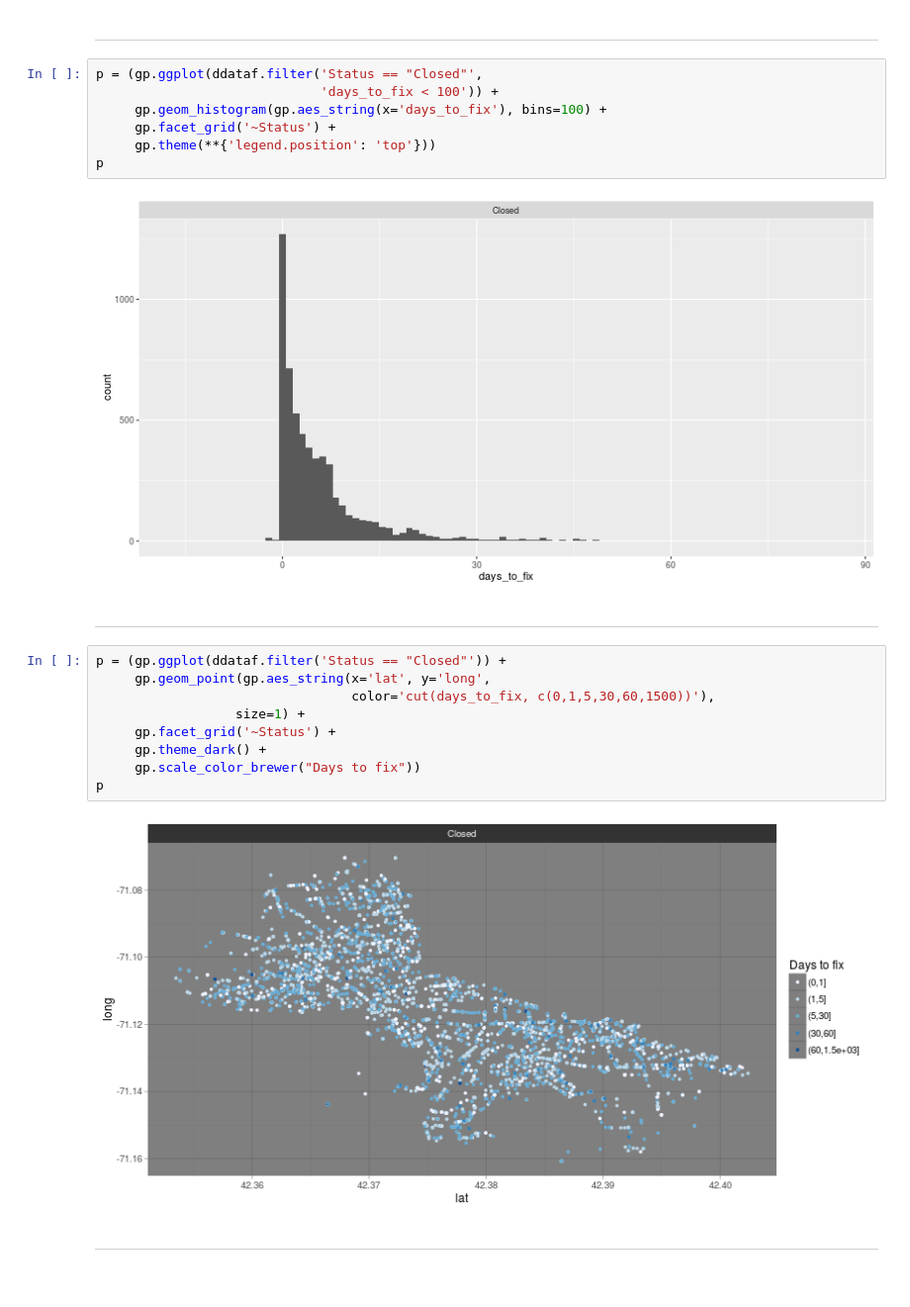
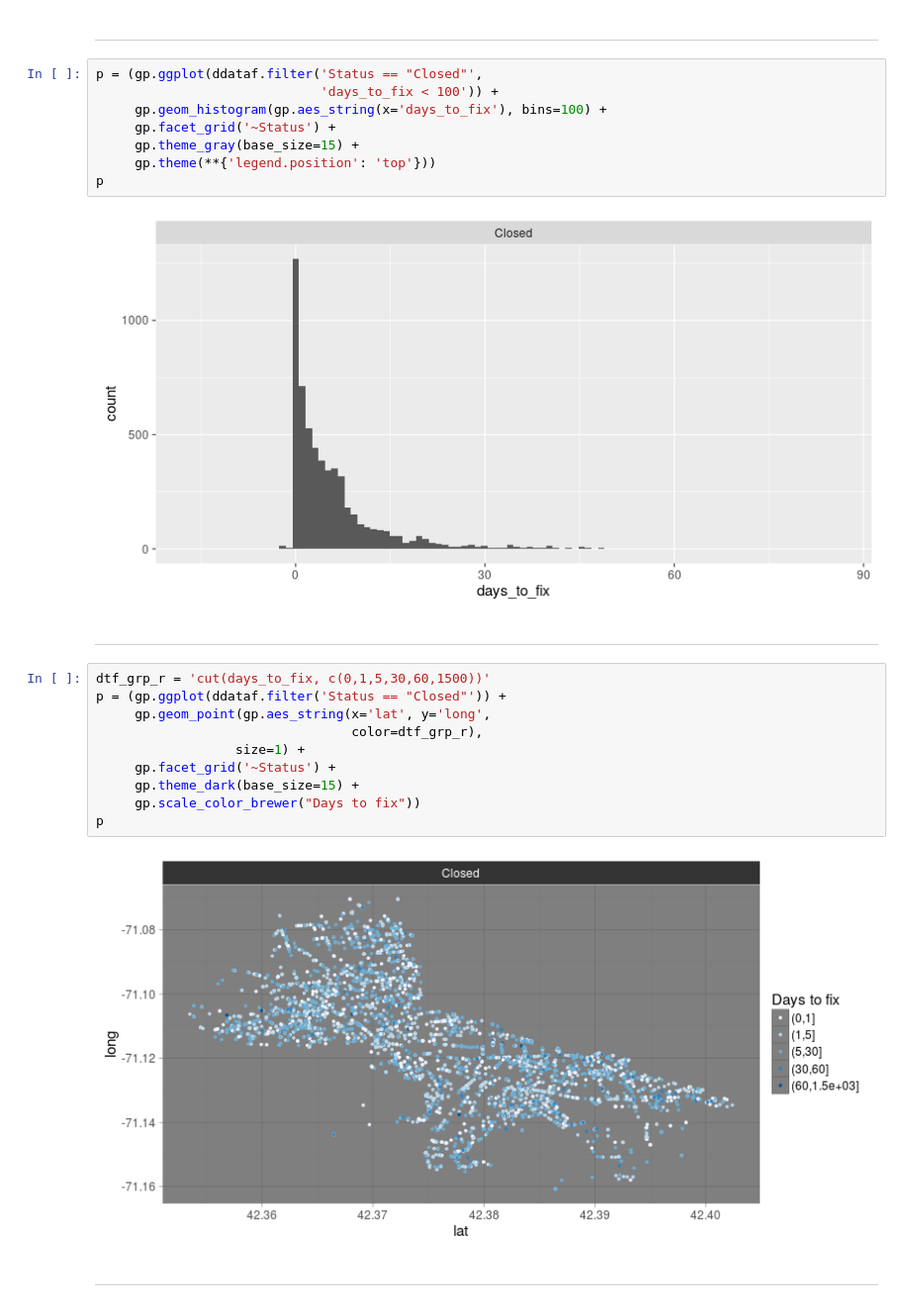
Before and after one commit to NunoEdgarGFlowHub/jpd-pdapr-slides, a Jupyter notebook: potholes.ipynb, the cells around one changed output. Shown at 99% size. Cells and saved outputs as stored; diff of their text form.

```diff
--- a/potholes.ipynb
+++ b/potholes.ipynb
@@ -364,23 +371,25 @@ p = (gp.ggplot(ddataf.filter('Status == "Closed"',
                              'days_to_fix < 100')) +
      gp.geom_histogram(gp.aes_string(x='days_to_fix'), bins=100) +
      gp.facet_grid('~Status') +
+     gp.theme_gray(base_size=15) +
      gp.theme(**{'legend.position': 'top'}))
 p
 # %% [output]
-[figure, old version]
+[figure, new version]
 # %% [markdown]
 ---
 # %%
+dtf_grp_r = 'cut(days_to_fix, c(0,1,5,30,60,1500))'
 p = (gp.ggplot(ddataf.filter('Status == "Closed"')) +
      gp.geom_point(gp.aes_string(x='lat', y='long',
-                                 color='cut(days_to_fix, c(0,1,5,30,60,1500))'),
+                                 color=dtf_grp_r),
                   size=1) +
      gp.facet_grid('~Status') +
-     gp.theme_dark() +
+     gp.theme_dark(base_size=15) +
      gp.scale_color_brewer("Days to fix"))
 p
 # %% [output]
-[figure, old version]
+[figure, new version]
 # %% [markdown]
 ---
 # %%
```
Also changed, not shown: parts of 32 cells of this notebook, 14 other files.
